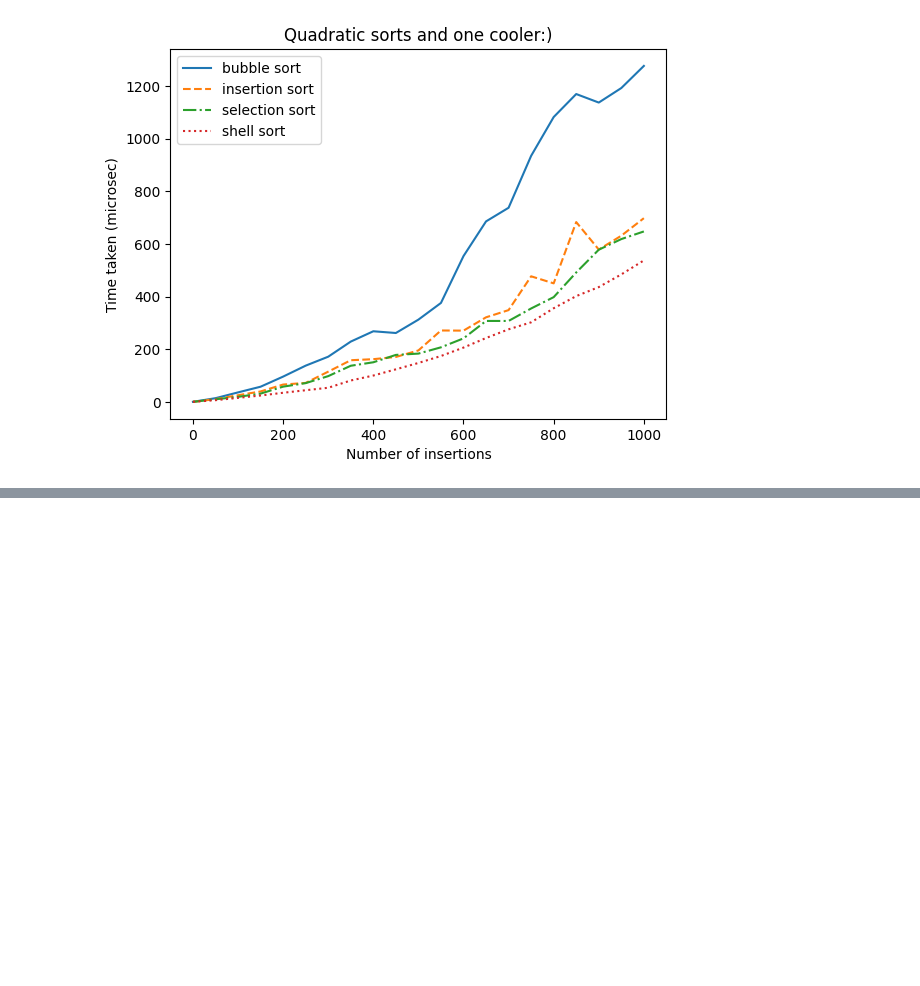
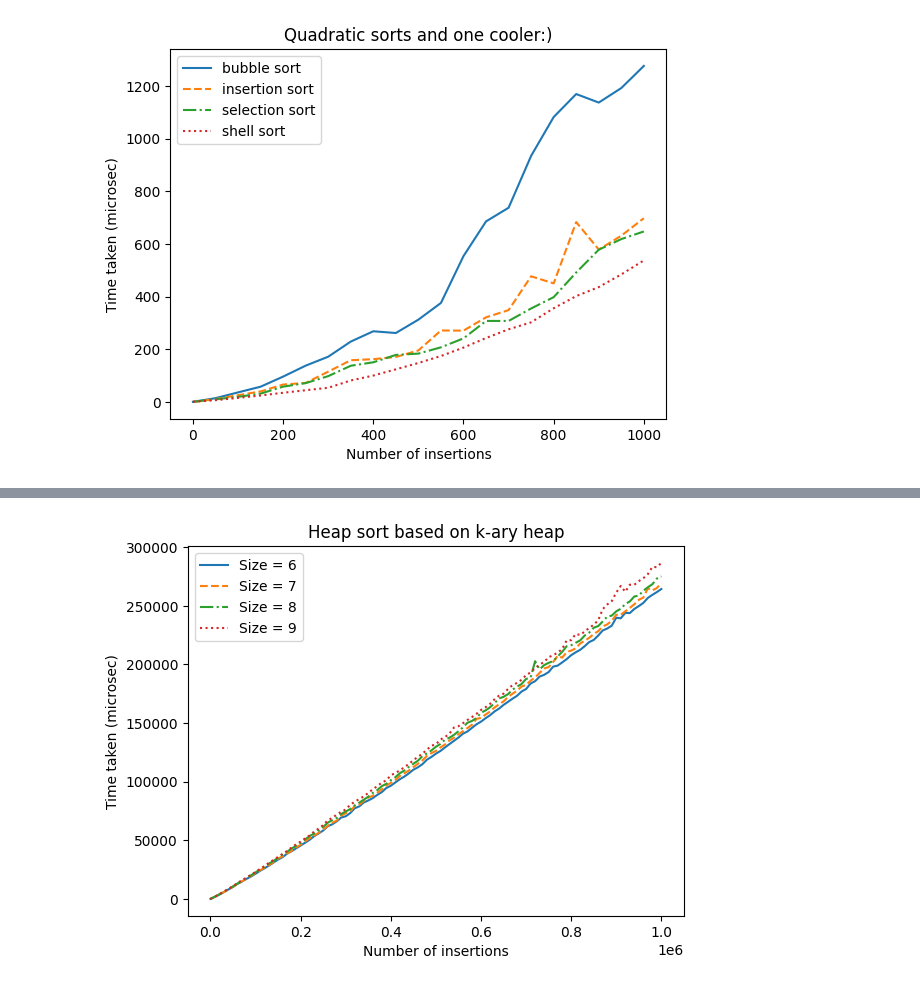
Before and after one commit to Ch1n-ch1nless/MiptLabs, a Jupyter notebook: Laba3/NotebookForGraphics.ipynb, the cells around one changed output, grey strips where cells are left out. Saved outputs shown, nothing was run; the diff lists cells and outputs as text; code cells hidden in the pictures; blank space fills up the shorter version.

```diff
--- a/Laba3/NotebookForGraphics.ipynb
+++ b/Laba3/NotebookForGraphics.ipynb
@@ -20,0 +41,20 @@ plt.show()
+# %%
+import pandas as pd
+import matplotlib.pyplot as plt
+
+# Загрузка данных из входного файла .txt
+data1 = pd.read_csv('TimeFiles/heap_sort_6_0.csv', sep=';', header=None, names=['n', 'time'])
+data2 = pd.read_csv('TimeFiles/heap_sort_7_0.csv', sep=';', header=None, names=['n', 'time'])
+data3 = pd.read_csv('TimeFiles/heap_sort_8_0.csv', sep=';', header=None, names=['n', 'time'])
+data4 = pd.read_csv('TimeFiles/heap_sort_9_0.csv', sep=';', header=None, names=['n', 'time'])
+
+# Построение графика
+plt.plot(data1['n'], data1['time'], '-', data2['n'], data2['time'], '--', data3['n'], data3['time'], '-.', data4['n'], data4['time'], ':')
+plt.xlabel('Number of insertions')
+plt.ylabel('Time taken (microsec)')
+plt.legend(('Size = 6', 'Size = 7', 'Size = 8', 'Size = 9'))
+plt.title('Heap sort based on k-ary heap')
+plt.savefig('Images/punct2_2.png')
+plt.show()
+# %% [output]
+[figure, added]
```
Also changed, not shown: parts of 2 cells of this notebook, 11 other files.
